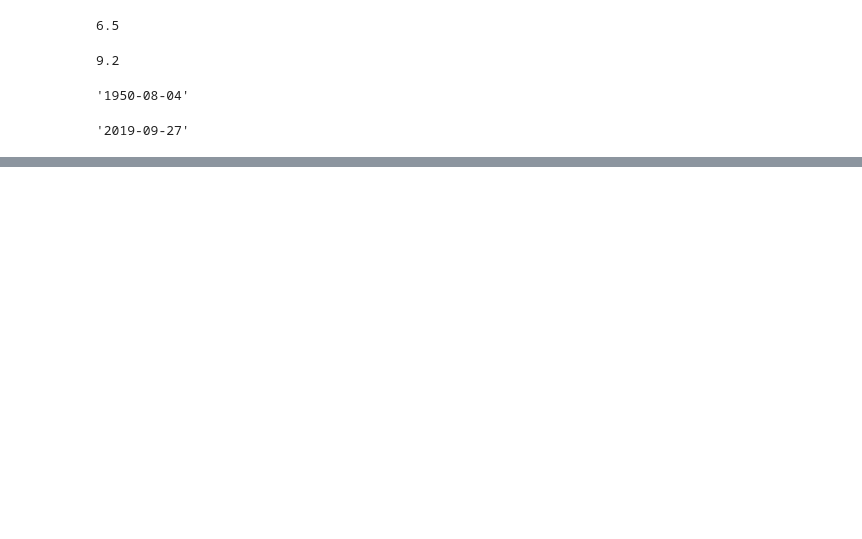
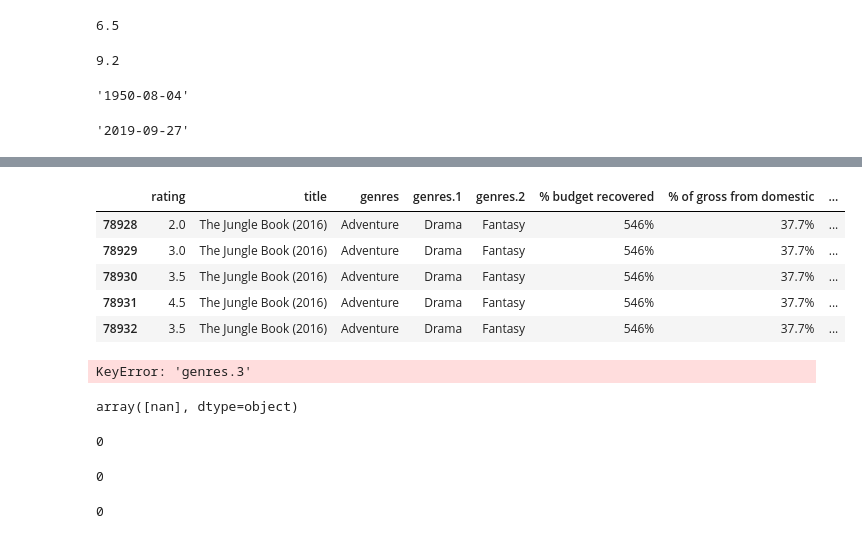
Before and after one commit to IanFranklin/Final_Project_Team_Jupiter, a Jupyter notebook: Notebooks/Py_notebook.ipynb, the cells around one changed output, grey strips where cells are left out. Drawn from its saved outputs; the diff is of its cells as text; code cells hidden in the pictures; blank space fills up the shorter version.

```diff
--- a/Notebooks/Py_notebook.ipynb
+++ b/Notebooks/Py_notebook.ipynb
@@ -623,0 +701,4 @@ yearbestmovie_df1['Release Date'].max()
+# %%
+# drop extra columns, again...
+ratingsBudget_df.drop(['userId', 'movieId'], axis=1, inplace=True)
+ratingsBudget_df.info()
@@ -623,0 +723,5 @@ yearbestmovie_df1['Release Date'].max()
+# %%
+# drop ratings for movies without matching budget info, df.drop(rows if df([column=12])=null)
+
+ratingsBudget_df = ratingsBudget_df[ratingsBudget_df['budget (m)'].notnull()]
+ratingsBudget_df.info()
@@ -623,0 +746,30 @@ yearbestmovie_df1['Release Date'].max()
+# %%
+ratingsBudget_df.head(5)
+# %% [output]
+|  | rating | title | genres | genres.1 | genres.2 | % budget recovered | % of gross from domestic | ... |
+| 78928 | 2.0 | The Jungle Book (2016) | Adventure | Drama | Fantasy | 546% | 37.7% | ... |
+| 78929 | 3.0 | The Jungle Book (2016) | Adventure | Drama | Fantasy | 546% | 37.7% | ... |
+| 78930 | 3.5 | The Jungle Book (2016) | Adventure | Drama | Fantasy | 546% | 37.7% | ... |
+| 78931 | 4.5 | The Jungle Book (2016) | Adventure | Drama | Fantasy | 546% | 37.7% | ... |
+| 78932 | 3.5 | The Jungle Book (2016) | Adventure | Drama | Fantasy | 546% | 37.7% | ... |
+# %%
+print(ratingsBudget_df['genres.3'])
+# %% [output]
+KeyError: 'genres.3'
+# %%
+# list of unique values from genres.3-9 columns to see if they are all nulls
+ratingsBudget_df['genres.3'].unique()
+# %% [output]
+array([nan], dtype=object)
+# %%
+ratingsBudget_df['genres.4'].nunique()
+# %% [output]
+0
+# %%
+ratingsBudget_df['genres.5'].nunique()
+# %% [output]
+0
+# %%
+ratingsBudget_df['genres.6'].nunique()
+# %% [output]
+0
```
Also changed, not shown: parts of 18 cells of this notebook.
